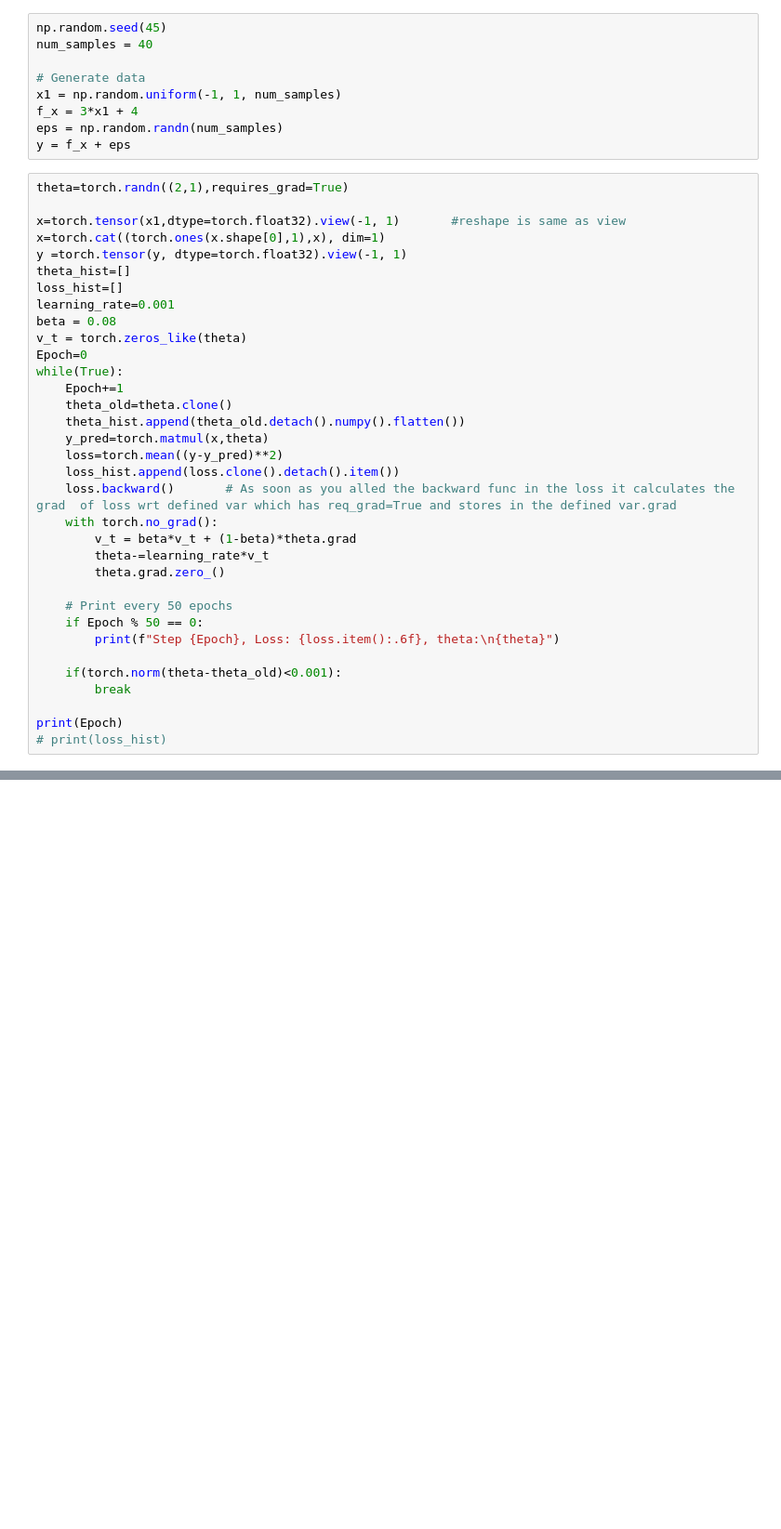
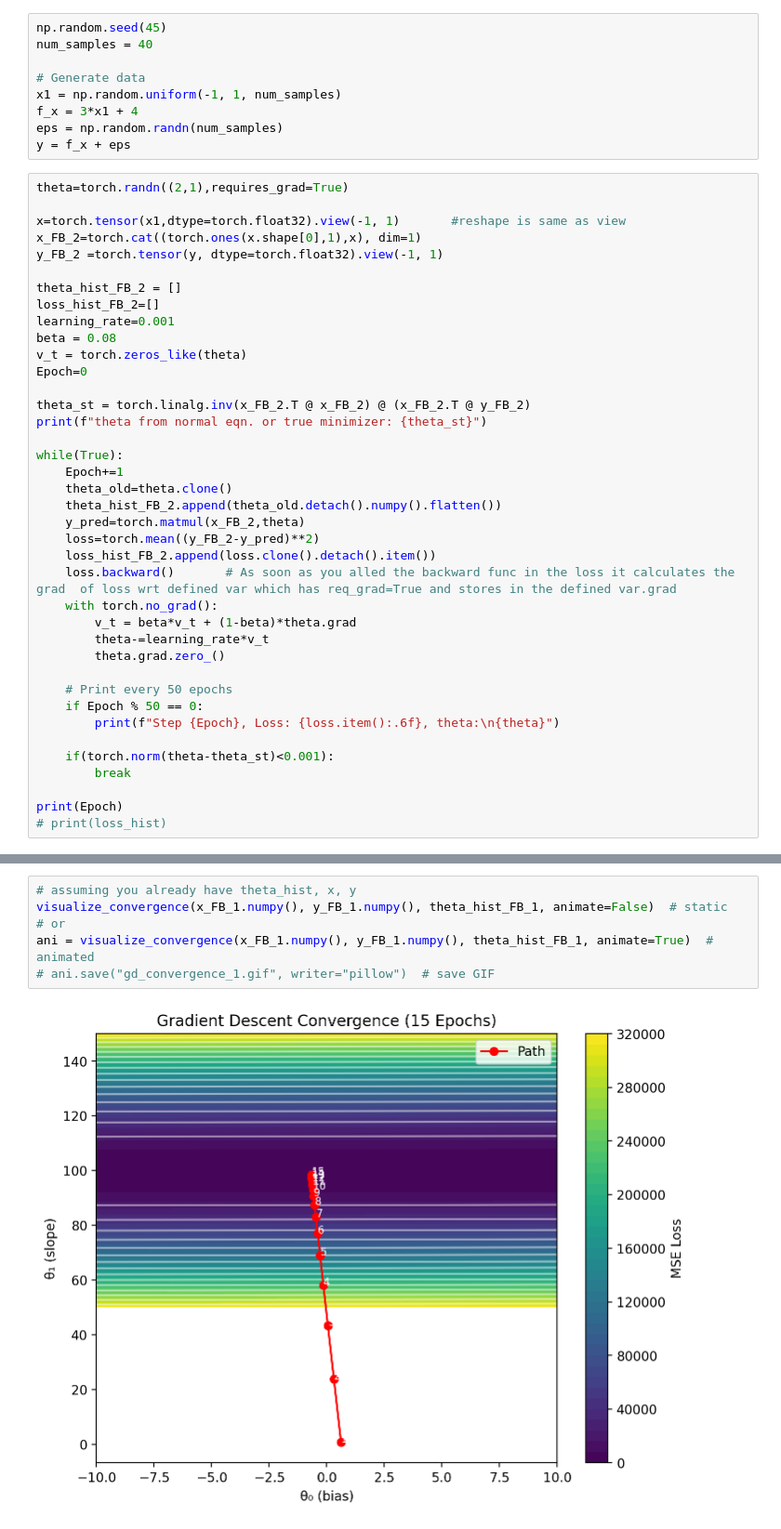
Before and after one commit to SAIGAWALI/Image-Reconstruction-and-Logistic-Regression, a Jupyter notebook: Task1/main_Part-2.ipynb, the cells around one changed output, grey strips where cells are left out. Shown at 93% size. Saved outputs shown, nothing was run; the diff lists cells and outputs as text; blank space fills up the shorter version.

```diff
--- a/Task1/main_Part-2.ipynb
+++ b/Task1/main_Part-2.ipynb
@@ -93,21 +100,26 @@ y = f_x + eps
 theta=torch.randn((2,1),requires_grad=True)
 
 x=torch.tensor(x1,dtype=torch.float32).view(-1, 1)       #reshape is same as view
-x=torch.cat((torch.ones(x.shape[0],1),x), dim=1)
-y =torch.tensor(y, dtype=torch.float32).view(-1, 1)
-theta_hist=[]
-loss_hist=[]
+x_FB_2=torch.cat((torch.ones(x.shape[0],1),x), dim=1)
+y_FB_2 =torch.tensor(y, dtype=torch.float32).view(-1, 1)
+
+theta_hist_FB_2 = []
+loss_hist_FB_2=[]
 learning_rate=0.001
 beta = 0.08
 v_t = torch.zeros_like(theta)
 Epoch=0
+
+theta_st = torch.linalg.inv(x_FB_2.T @ x_FB_2) @ (x_FB_2.T @ y_FB_2)
+print(f"theta from normal eqn. or true minimizer: {theta_st}")
+
 while(True):
     Epoch+=1
     theta_old=theta.clone()
-    theta_hist.append(theta_old.detach().numpy().flatten())
-    y_pred=torch.matmul(x,theta)
-    loss=torch.mean((y-y_pred)**2)
-    loss_hist.append(loss.clone().detach().item())
+    theta_hist_FB_2.append(theta_old.detach().numpy().flatten())
+    y_pred=torch.matmul(x_FB_2,theta)
+    loss=torch.mean((y_FB_2-y_pred)**2)
+    loss_hist_FB_2.append(loss.clone().detach().item())
     loss.backward()       # As soon as you alled the backward func in the loss it calculates the grad  of loss wrt defined var which has req_grad=True and stores in the defined var.grad
     with torch.no_grad():
         v_t = beta*v_t + (1-beta)*theta.grad
@@ -118,7 +130,7 @@ while(True):
     if Epoch % 50 == 0:
         print(f"Step {Epoch}, Loss: {loss.item():.6f}, theta:\n{theta}")
 
-    if(torch.norm(theta-theta_old)<0.001):
+    if(torch.norm(theta-theta_st)<0.001):
         break
 
 print(Epoch)
@@ -143,0 +220,8 @@ tensor([[3.4095],
+# %%
+# assuming you already have theta_hist, x, y
+visualize_convergence(x_FB_1.numpy(), y_FB_1.numpy(), theta_hist_FB_1, animate=False)  # static
+# or
+ani = visualize_convergence(x_FB_1.numpy(), y_FB_1.numpy(), theta_hist_FB_1, animate=True)  # animated
+# ani.save("gd_convergence_1.gif", writer="pillow")  # save GIF
+# %% [output]
+[figure, added]
```
Also changed, not shown: parts of 8 cells of this notebook, 3 other files.
